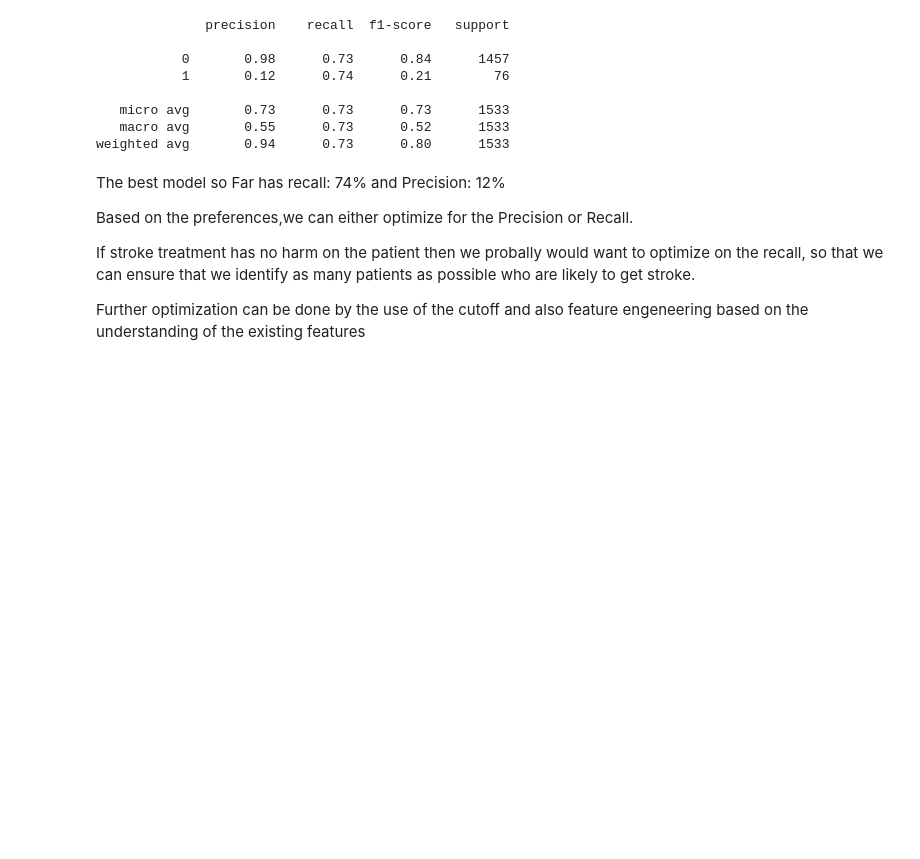
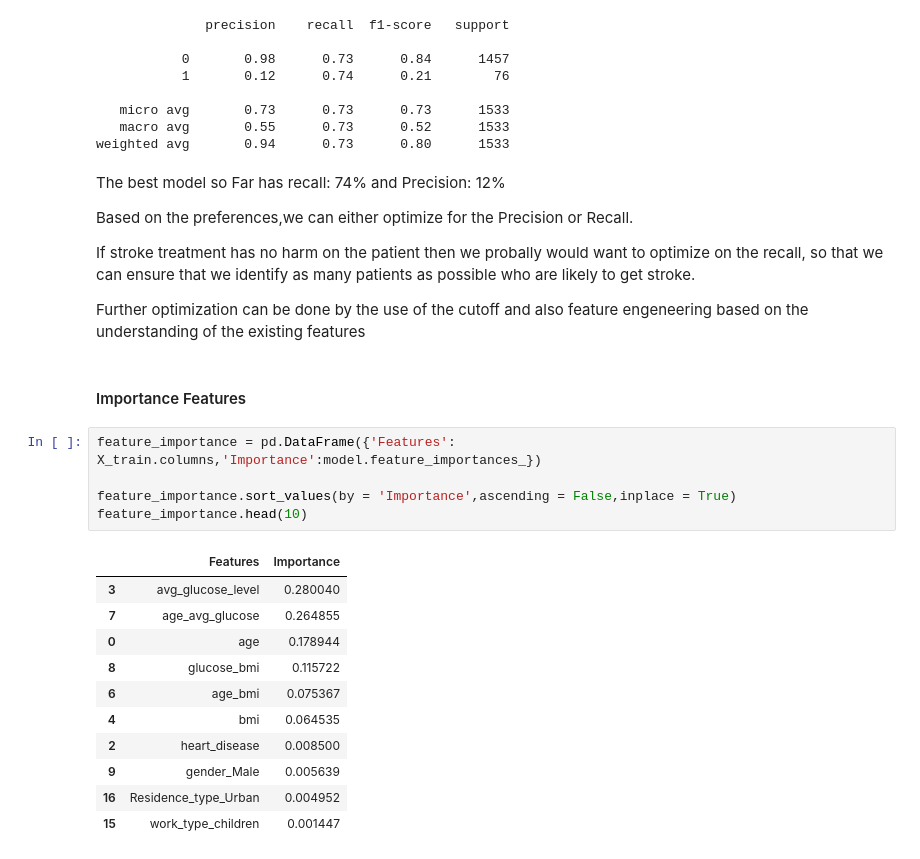
Before and after one commit to dgitahi/Stroke_Patient-Analysis, a Jupyter notebook: Stroke_Analysis.ipynb, the cells around one changed output. Saved outputs shown, nothing was run; the diff lists cells and outputs as text; blank space fills up the shorter version.

Commit message:
added feature importance

```diff
--- a/Stroke_Analysis.ipynb
+++ b/Stroke_Analysis.ipynb
@@ -699,3 +699,22 @@ If stroke treatment has no harm on the patient then we probally would want to op
 
 
 Further optimization can be done by the use of the cutoff and also feature engeneering based on the understanding of the existing features
+# %% [markdown]
+#### Importance Features
+# %%
+feature_importance = pd.DataFrame({'Features': X_train.columns,'Importance':model.feature_importances_})
+
+feature_importance.sort_values(by = 'Importance',ascending = False,inplace = True)
+feature_importance.head(10)
+# %% [output]
+|  | Features | Importance |
+| 3 | avg_glucose_level | 0.280040 |
+| 7 | age_avg_glucose | 0.264855 |
+| 0 | age | 0.178944 |
+| 8 | glucose_bmi | 0.115722 |
+| 6 | age_bmi | 0.075367 |
+| 4 | bmi | 0.064535 |
+| 2 | heart_disease | 0.008500 |
+| 9 | gender_Male | 0.005639 |
+| 16 | Residence_type_Urban | 0.004952 |
+| 15 | work_type_children | 0.001447 |
```
Also changed, not shown: parts of 2 cells of this notebook.
